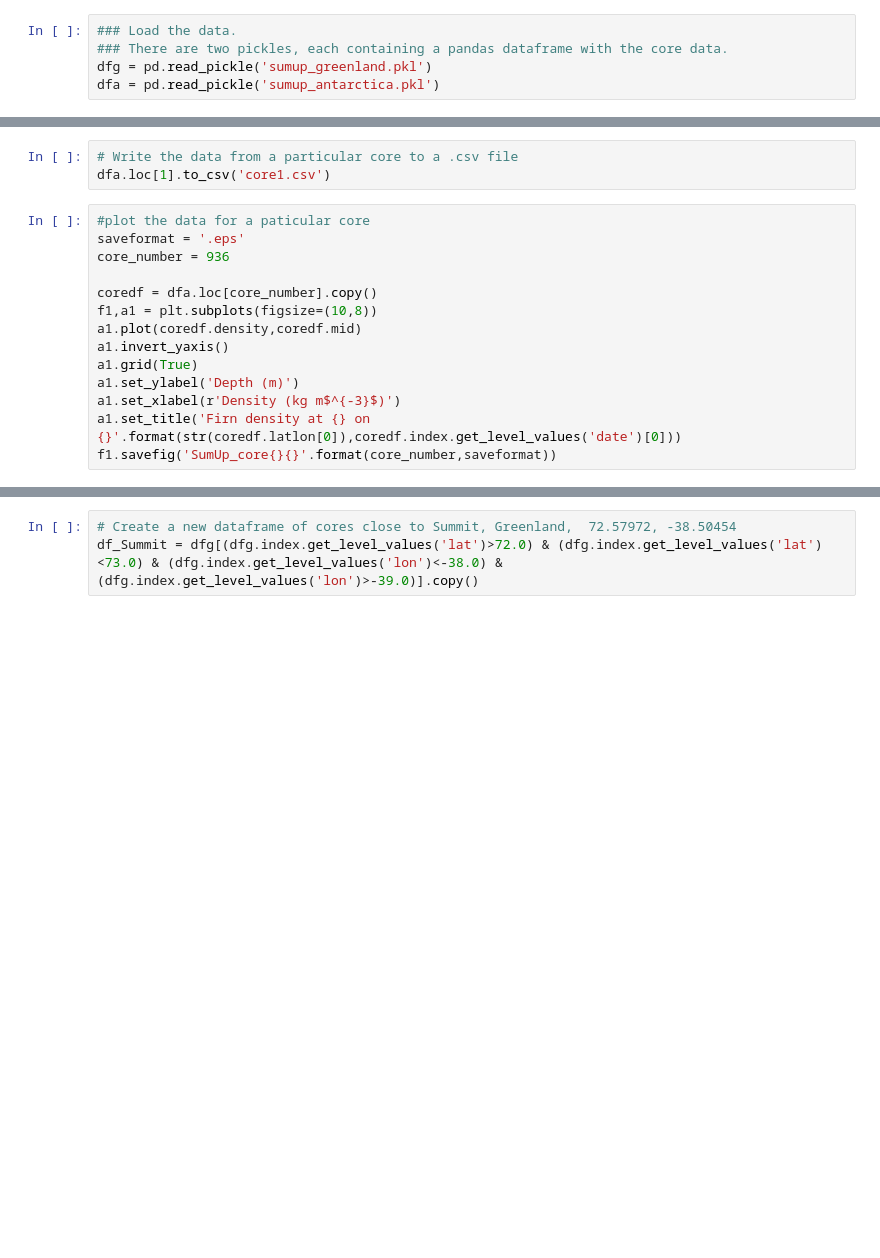
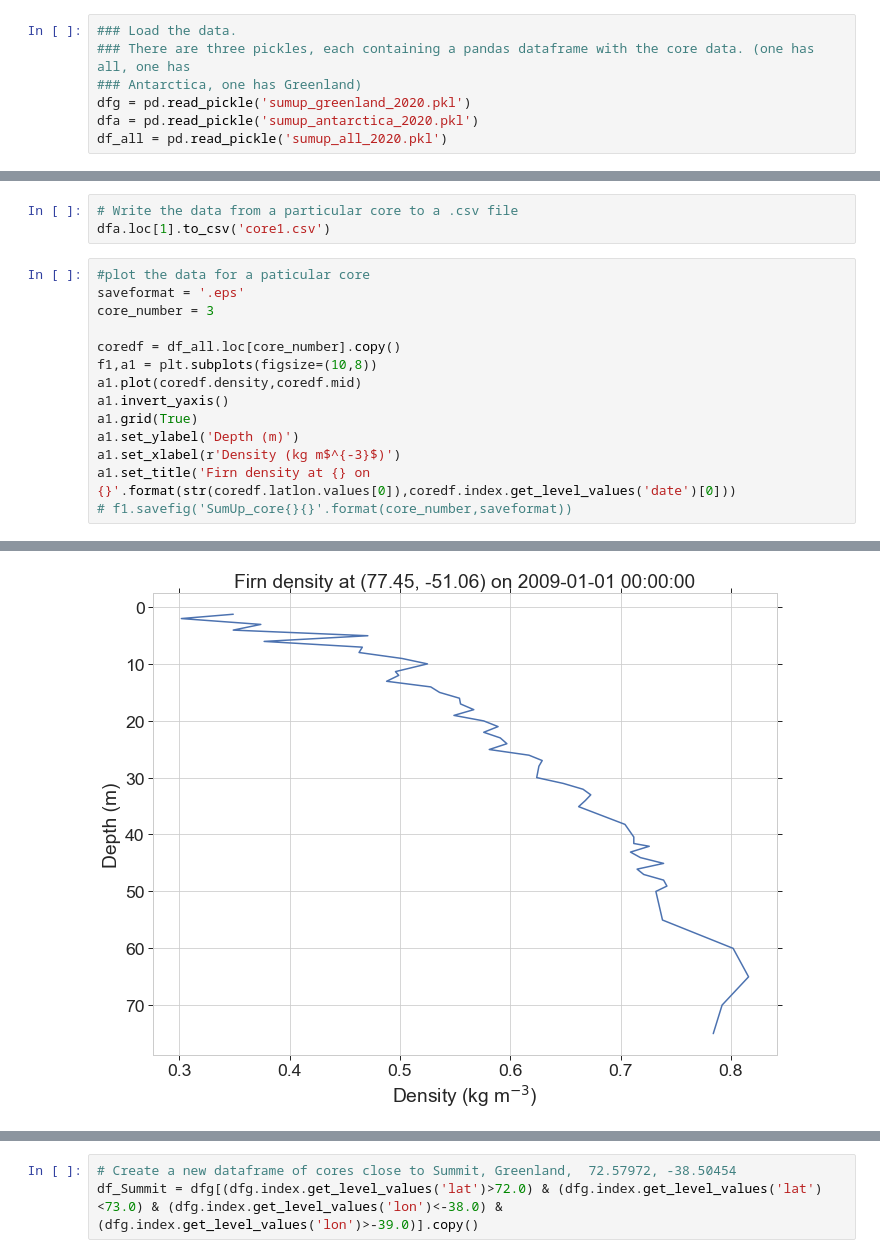
Before and after one commit to maximusjstevens/SumUpTools, a Jupyter notebook: SumUpTools.ipynb, the cells around one changed output, grey strips where cells are left out. Cells and saved outputs as stored; diff of their text form; blank space fills up the shorter version.

```diff
--- a/SumUpTools.ipynb
+++ b/SumUpTools.ipynb
@@ -21,6 +22,8 @@ mpl.rcParams.update({'figure.autolayout': True})
 # plt.rcParams.update({'font.size':fontsz})
 # %%
 ### Load the data.
-### There are two pickles, each containing a pandas dataframe with the core data.
-dfg = pd.read_pickle('sumup_greenland.pkl')
-dfa = pd.read_pickle('sumup_antarctica.pkl')
+### There are three pickles, each containing a pandas dataframe with the core data. (one has all, one has
+### Antarctica, one has Greenland)
+dfg = pd.read_pickle('sumup_greenland_2020.pkl')
+dfa = pd.read_pickle('sumup_antarctica_2020.pkl')
+df_all = pd.read_pickle('sumup_all_2020.pkl')
@@ -35,14 +103,15 @@ dfa.loc[1].to_csv('core1.csv')
 # %%
 #plot the data for a paticular core
 saveformat = '.eps'
-core_number = 936
+core_number = 3
 
-coredf = dfa.loc[core_number].copy()
+coredf = df_all.loc[core_number].copy()
 f1,a1 = plt.subplots(figsize=(10,8))
 a1.plot(coredf.density,coredf.mid)
 a1.invert_yaxis()
 a1.grid(True)
 a1.set_ylabel('Depth (m)')
 a1.set_xlabel(r'Density (kg m$^{-3}$)')
-a1.set_title('Firn density at {} on {}'.format(str(coredf.latlon[0]),coredf.index.get_level_values('date')[0]))
-f1.savefig('SumUp_core{}{}'.format(core_number,saveformat))
+a1.set_title('Firn density at {} on {}'.format(str(coredf.latlon.values[0]),coredf.index.get_level_values('date')[0]))
+# f1.savefig('SumUp_core{}{}'.format(core_number,saveformat))
+# %% [output]
@@ -49,3 +119,4 @@ f1.savefig('SumUp_core{}{}'.format(core_number,saveformat))
+[figure, added]
 # %%
 # Get the cores with cite = 1 (there are several cores with this citation)
 dfa.xs(1,level='cite')
```
Also changed, not shown: parts of 20 cells of this notebook, 1 other file.
